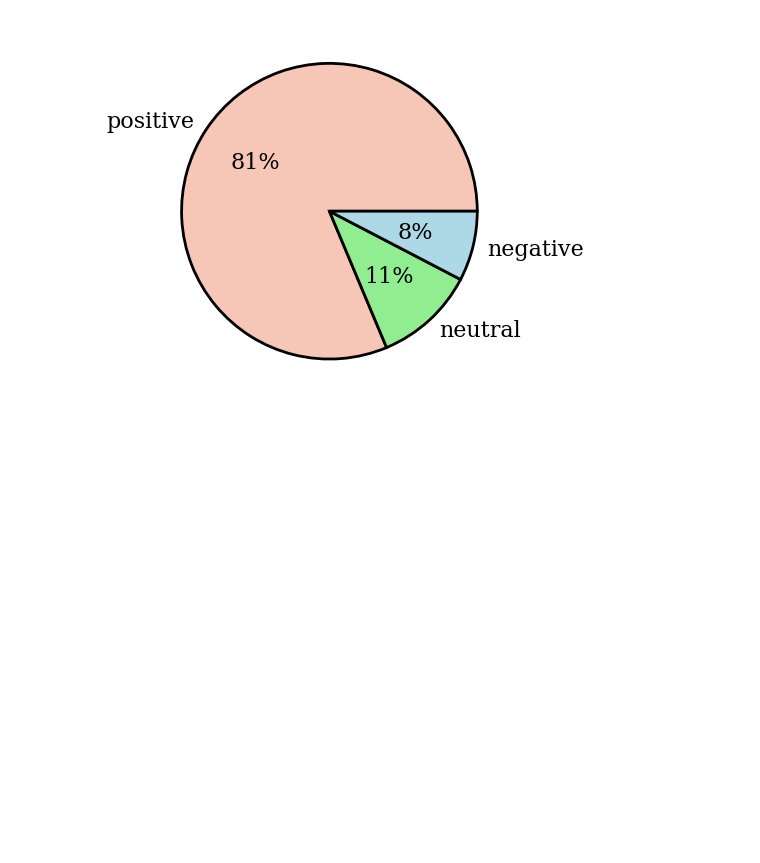
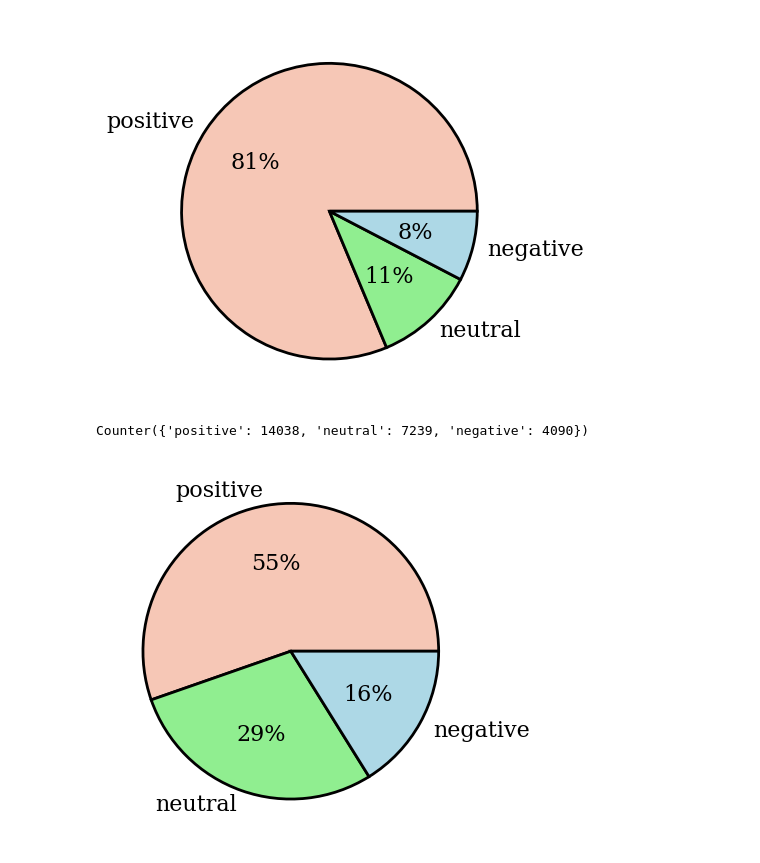
Before and after one commit to usc-sail/SAIM-ADS, a Jupyter notebook: notebooks/ads_distribution_data_tone_social_message.ipynb, the cells around one changed output. Cells and saved outputs as stored; diff of their text form; code cells hidden in the pictures; blank space fills up the shorter version.

```diff
--- a/notebooks/ads_distribution_data_tone_social_message.ipynb
+++ b/notebooks/ads_distribution_data_tone_social_message.ipynb
@@ -17,9 +17,11 @@ from tqdm import tqdm
 
 number_files=0
 social_message_list=[]
-start_tone_list=[]
-middle_tone_list=[]
-end_tone_list=[]
+
+start_tone_annot_list=[]
+middle_tone_annot_list=[]
+end_tone_annot_list=[]
+
 video_file_list=[]
 start_majority_tone_list=[]
 middle_majority_tone_list=[]
@@ -63,6 +65,11 @@ for file in tqdm(file_list):
         start_annotator_wise_tone=current_split_data[key]['Start']['Tone']
         middle_annotator_wise_tone=current_split_data[key]['Middle']['Tone']
         ending_annotator_wise_tone=current_split_data[key]['End']['Tone']
+
+        #start, middle and end tone list
+        start_tone_annot_list=start_tone_annot_list+start_annotator_wise_tone
+        middle_tone_annot_list=middle_tone_annot_list+middle_annotator_wise_tone
+        end_tone_annot_list=end_tone_annot_list+ending_annotator_wise_tone
 
         #majority tone labels
         start_tone_majority=current_split_data[key]['Start']['Majority_tone']
@@ -239,3 +246,18 @@ filename=os.path.join(folder,"end_tone_3_class_label_distribution.png")
 plt.savefig(filename,dpi=300)
 # %% [output]
 [figure]
+# %%
+#pie chart for start tone distribution across all annotators
+
+start_tone_counter=Counter(start_tone_annot_list)
+print(start_tone_counter)
+keys=list(start_tone_counter.keys())
+values=[start_tone_counter[k] for k in keys]
+wp = {'linewidth': 2, 'edgecolor': 'black'}
+plt.pie(values, labels=keys, colors=palette_colors, autopct='%.0f%%',  wedgeprops=wp)
+
+filename=os.path.join(folder,"start_tone_annotator_wise_label_distribution.png")
+plt.savefig(filename,dpi=300)
+# %% [output]
+Counter({'positive': 14038, 'neutral': 7239, 'negative': 4090})
+[figure, added]
```
Also changed, not shown: parts of 2 cells of this notebook, 9 other files.
